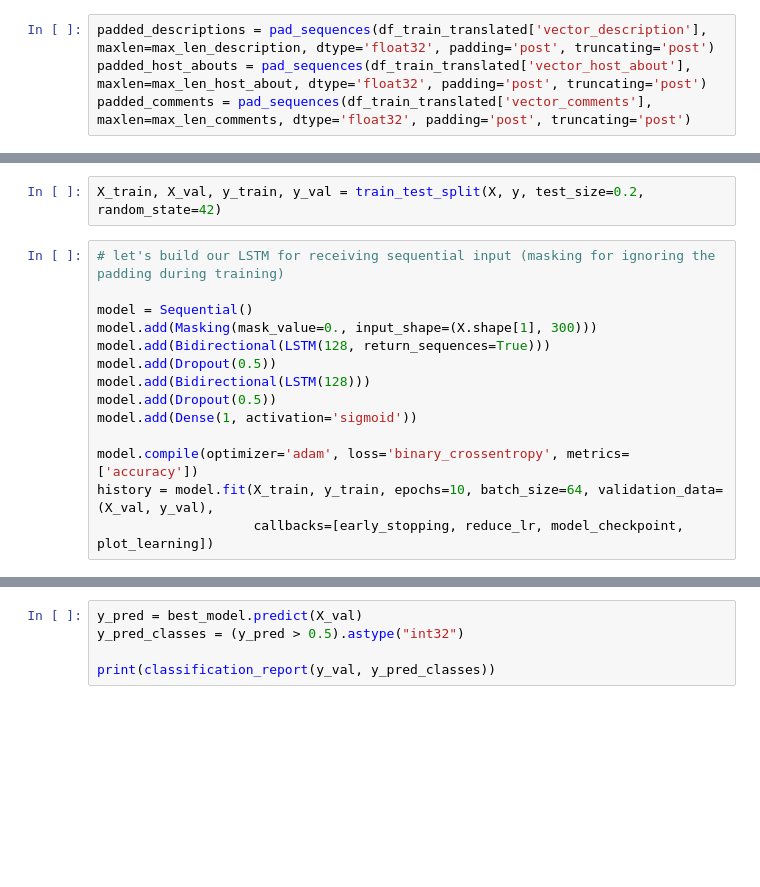
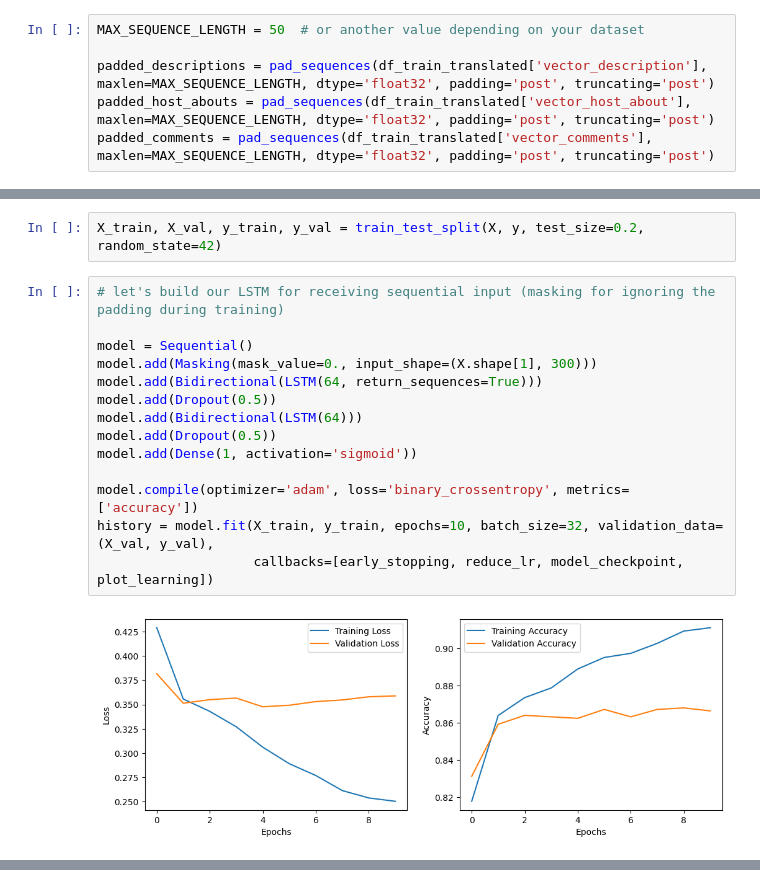
Before and after one commit to ontenkutsenko/NLP_Airbnb_Delisting_Prediction, a Jupyter notebook: Baseline.ipynb, the cells around one changed output, grey strips where cells are left out. Drawn from its saved outputs; the diff is of its cells as text; blank space fills up the shorter version.

Commit message:
output word2vec + lstm

```diff
--- a/Baseline.ipynb
+++ b/Baseline.ipynb
@@ -839,7 +819,9 @@ max_len_comments = max(len(seq) for seq in df_train_translated['vector_comments'
 # %%
-padded_descriptions = pad_sequences(df_train_translated['vector_description'], maxlen=max_len_description, dtype='float32', padding='post', truncating='post')
-padded_host_abouts = pad_sequences(df_train_translated['vector_host_about'], maxlen=max_len_host_about, dtype='float32', padding='post', truncating='post')
-padded_comments = pad_sequences(df_train_translated['vector_comments'], maxlen=max_len_comments, dtype='float32', padding='post', truncating='post')
+MAX_SEQUENCE_LENGTH = 50  # or another value depending on your dataset
+
+padded_descriptions = pad_sequences(df_train_translated['vector_description'], maxlen=MAX_SEQUENCE_LENGTH, dtype='float32', padding='post', truncating='post')
+padded_host_abouts = pad_sequences(df_train_translated['vector_host_about'], maxlen=MAX_SEQUENCE_LENGTH, dtype='float32', padding='post', truncating='post')
+padded_comments = pad_sequences(df_train_translated['vector_comments'], maxlen=MAX_SEQUENCE_LENGTH, dtype='float32', padding='post', truncating='post')
 # %%
 X = np.concatenate([padded_descriptions, padded_host_abouts, padded_comments], axis=1)
 y = df_train_translated['unlisted']
@@ -848,14 +830,16 @@ X_train, X_val, y_train, y_val = train_test_split(X, y, test_size=0.2, random_st
 # %%
 # let's build our LSTM for receiving sequential input (masking for ignoring the padding during training)
 
 model = Sequential()
 model.add(Masking(mask_value=0., input_shape=(X.shape[1], 300)))
-model.add(Bidirectional(LSTM(128, return_sequences=True)))
+model.add(Bidirectional(LSTM(64, return_sequences=True)))
 model.add(Dropout(0.5))
-model.add(Bidirectional(LSTM(128)))
+model.add(Bidirectional(LSTM(64)))
 model.add(Dropout(0.5))
 model.add(Dense(1, activation='sigmoid'))
 
 model.compile(optimizer='adam', loss='binary_crossentropy', metrics=['accuracy'])
-history = model.fit(X_train, y_train, epochs=10, batch_size=64, validation_data=(X_val, y_val),
+history = model.fit(X_train, y_train, epochs=10, batch_size=32, validation_data=(X_val, y_val),
                     callbacks=[early_stopping, reduce_lr, model_checkpoint, plot_learning])
+# %% [output]
+[figure, added]
@@ -862,8 +847,3 @@ history = model.fit(X_train, y_train, epochs=10, batch_size=64, validation_data=
-# %%
-y_pred = best_model.predict(X_val)
-y_pred_classes = (y_pred > 0.5).astype("int32")
-
-print(classification_report(y_val, y_pred_classes))
 # %%
 best_model = load_model('best_model.h5')
 y_pred = best_model.predict(X_val)
```
Also changed, not shown: parts of 9 cells of this notebook.
